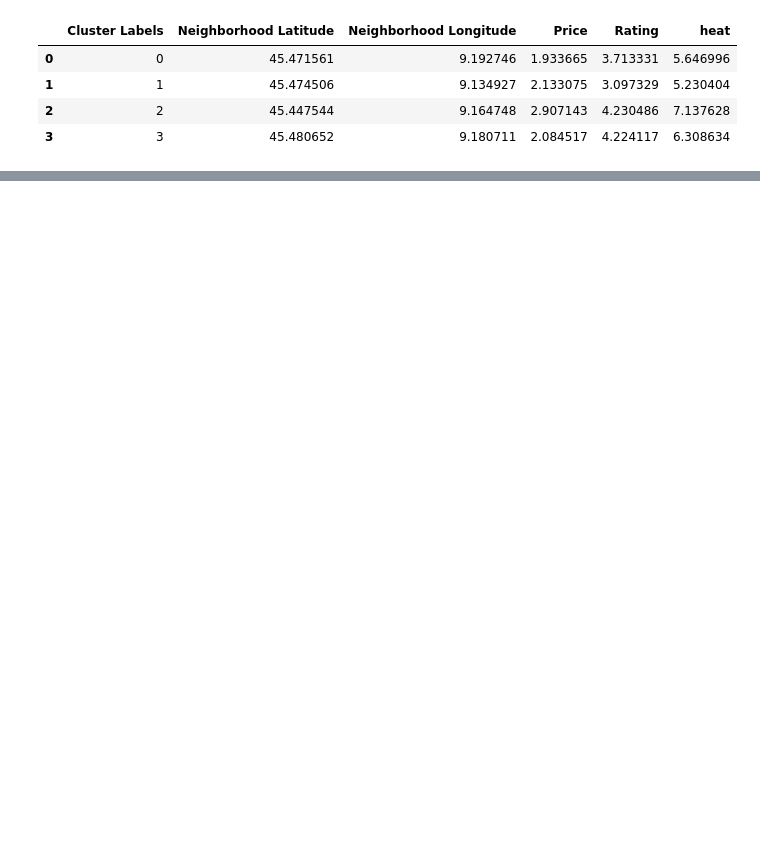
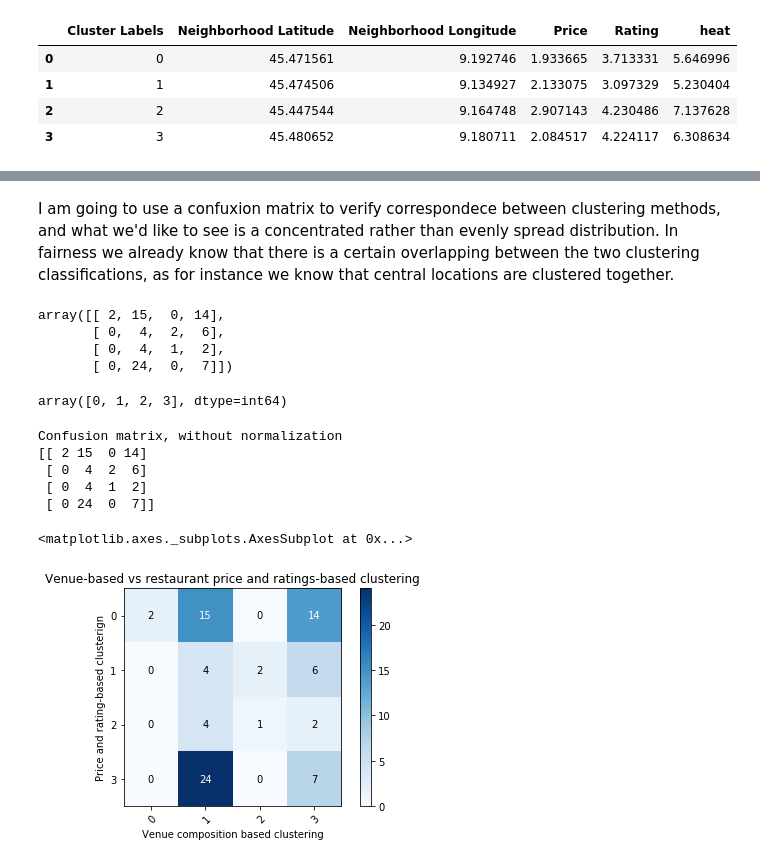
Before and after one commit to RaffaToSpace/Coursera_Capstone, a Jupyter notebook: Coursera_Capstone.ipynb, the cells around one changed output, grey strips where cells are left out. Saved outputs shown, nothing was run; the diff lists cells and outputs as text; code cells hidden in the pictures; blank space fills up the shorter version.

```diff
--- a/Coursera_Capstone.ipynb
+++ b/Coursera_Capstone.ipynb
@@ -1384,0 +1443,36 @@ I am now comparing the clustering by rating/price to the previous clustering bas
+# %%
+mi_comp_df=pd.merge(mi_comp_cl,mi_FS_extract,on ="Borough")
+# %% [markdown]
+I am going to use a confuxion matrix to verify correspondece between clustering methods, and what we'd like to see is a concentrated rather than evenly spread distribution. In fairness we already know that there is a certain overlapping between the two clustering classifications, as for instance we know that central locations are clustered together.
+# %%
+confusion_matrix(mi_comp_df.Clustering_yelp,mi_comp_df.Clustering_FS)
+# %% [output]
+array([[ 2, 15,  0, 14],
+       [ 0,  4,  2,  6],
+       [ 0,  4,  1,  2],
+       [ 0, 24,  0,  7]])
+# %%
+mi_comp_df.Clustering_yelp.unique()
+def selection_sort(x):
+    for i in range(len(x)):
+        swap = i + np.argmin(x[i:])
+        (x[i], x[swap]) = (x[swap], x[i])
+    return x
+
+selection_sort(mi_comp_df.Clustering_yelp.unique())
+# %% [output]
+array([0, 1, 2, 3], dtype=int64)
+# %%
+classes = selection_sort(mi_comp_df.Clustering_yelp.unique())
+#classes=['0','1','2','3']
+plot_confusion_matrix(mi_comp_df.Clustering_yelp, mi_comp_df.Clustering_FS, classes,
+                          normalize=False,
+                          title="Venue-based vs restaurant price and ratings-based clustering")
+# %% [output]
+Confusion matrix, without normalization
+[[ 2 15  0 14]
+ [ 0  4  2  6]
+ [ 0  4  1  2]
+ [ 0 24  0  7]]
+<matplotlib.axes._subplots.AxesSubplot at 0x...>
+[figure, added]
```
Also changed, not shown: parts of 14 cells of this notebook.
